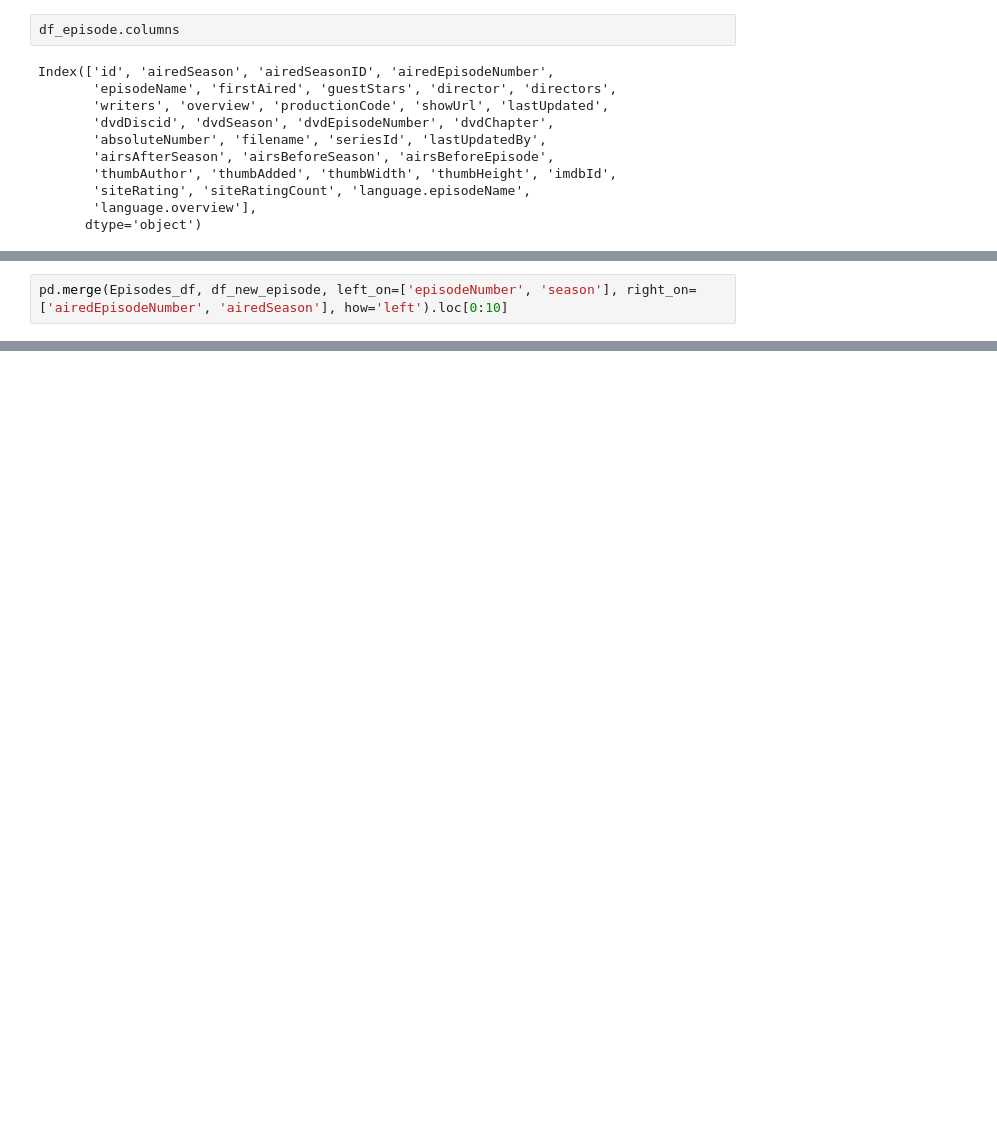
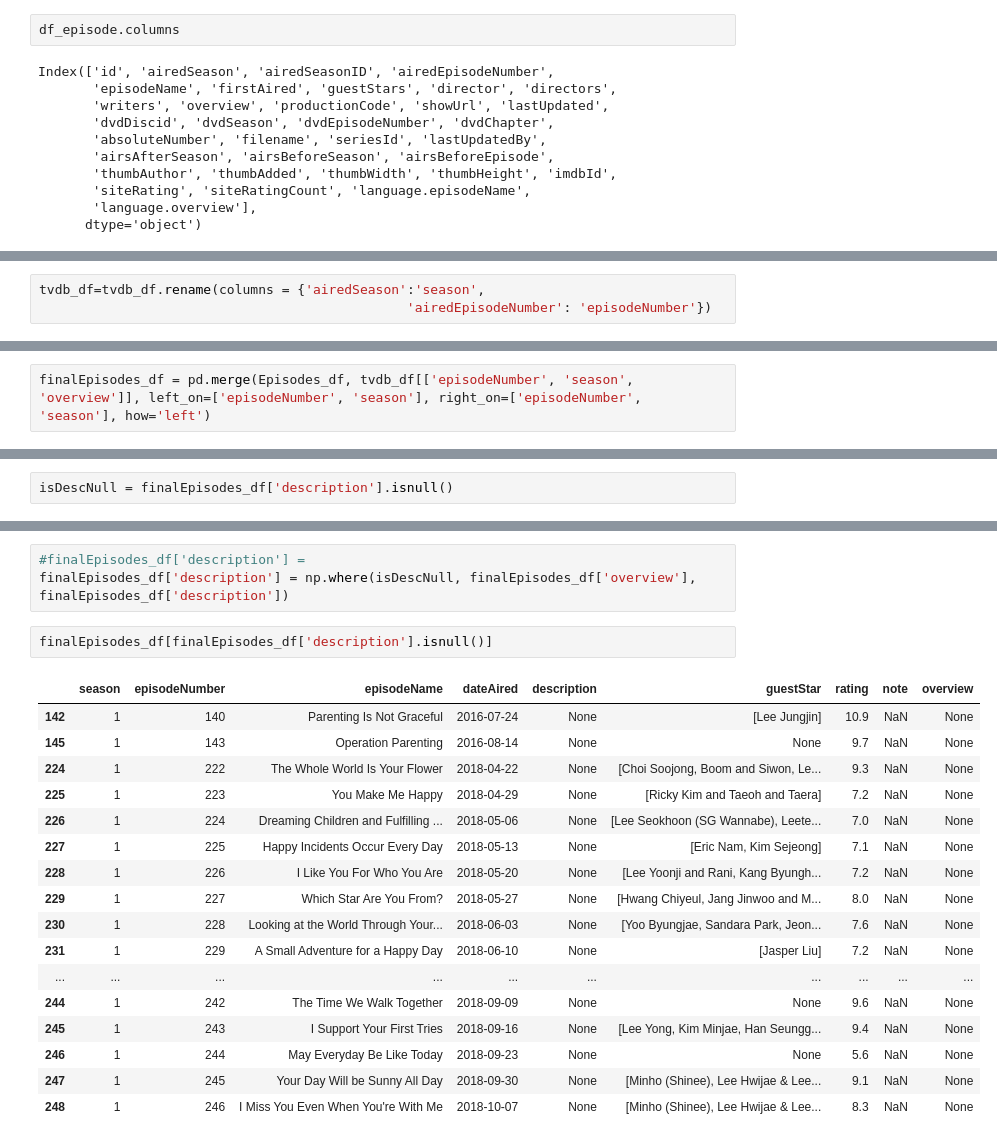
Before and after one commit to richdayandnight/the-return-of-superman, a Jupyter notebook: Scraping The Return of Superman Data.ipynb, the cells around one changed output, grey strips where cells are left out. Cells and saved outputs as stored; diff of their text form; blank space fills up the shorter version.

```diff
--- a/Scraping The Return of Superman Data.ipynb
+++ b/Scraping The Return of Superman Data.ipynb
@@ -828,3 +1072,6 @@ Episodes_df.loc[3:, 'season'] = 1
+# %%
+tvdb_df=tvdb_df.rename(columns = {'airedSeason':'season',
+                                               'airedEpisodeNumber': 'episodeNumber'})
 # %%
 Episodes_df
 # %% [output]
@@ -842,4 +1089,4 @@ Episodes_df
 | 303 | 1 | 301 | TBA | 2019-10-27 | None | None | 14.5 | NaN |
 304 rows × 8 columns
 # %%
-pd.merge(Episodes_df, df_new_episode, left_on=['episodeNumber', 'season'], right_on=['airedEpisodeNumber', 'airedSeason'], how='left').loc[0:10]
+finalEpisodes_df = pd.merge(Episodes_df, tvdb_df[['episodeNumber', 'season', 'overview']], left_on=['episodeNumber', 'season'], right_on=['episodeNumber', 'season'], how='left')
@@ -858,0 +1102,2 @@ pd.merge(Episodes_df, df_new_episode, left_on=['episodeNumber', 'season'], right
+# %%
+isDescNull = finalEpisodes_df['description'].isnull()
@@ -858,0 +1119,23 @@ pd.merge(Episodes_df, df_new_episode, left_on=['episodeNumber', 'season'], right
+# %%
+#finalEpisodes_df['description'] =
+finalEpisodes_df['description'] = np.where(isDescNull, finalEpisodes_df['overview'], finalEpisodes_df['description'])
+# %%
+finalEpisodes_df[finalEpisodes_df['description'].isnull()]
+# %% [output]
+|  | season | episodeNumber | episodeName | dateAired | description | guestStar | rating | note | overview |
+| 142 | 1 | 140 | Parenting Is Not Graceful | 2016-07-24 | None | [Lee Jungjin] | 10.9 | NaN | None |
+| 145 | 1 | 143 | Operation Parenting | 2016-08-14 | None | None | 9.7 | NaN | None |
+| 224 | 1 | 222 | The Whole World Is Your Flower | 2018-04-22 | None | [Choi Soojong, Boom and Siwon, Le... | 9.3 | NaN | None |
+| 225 | 1 | 223 | You Make Me Happy | 2018-04-29 | None | [Ricky Kim and Taeoh and Taera] | 7.2 | NaN | None |
+| 226 | 1 | 224 | Dreaming Children and Fulfilling ... | 2018-05-06 | None | [Lee Seokhoon (SG Wannabe), Leete... | 7.0 | NaN | None |
+| 227 | 1 | 225 | Happy Incidents Occur Every Day | 2018-05-13 | None | [Eric Nam, Kim Sejeong] | 7.1 | NaN | None |
+| 228 | 1 | 226 | I Like You For Who You Are | 2018-05-20 | None | [Lee Yoonji and Rani, Kang Byungh... | 7.2 | NaN | None |
+| 229 | 1 | 227 | Which Star Are You From? | 2018-05-27 | None | [Hwang Chiyeul, Jang Jinwoo and M... | 8.0 | NaN | None |
+| 230 | 1 | 228 | Looking at the World Through Your... | 2018-06-03 | None | [Yoo Byungjae, Sandara Park, Jeon... | 7.6 | NaN | None |
+| 231 | 1 | 229 | A Small Adventure for a Happy Day | 2018-06-10 | None | [Jasper Liu] | 7.2 | NaN | None |
+| ... | ... | ... | ... | ... | ... | ... | ... | ... | ... |
+| 244 | 1 | 242 | The Time We Walk Together | 2018-09-09 | None | None | 9.6 | NaN | None |
+| 245 | 1 | 243 | I Support Your First Tries | 2018-09-16 | None | [Lee Yong, Kim Minjae, Han Seungg... | 9.4 | NaN | None |
+| 246 | 1 | 244 | May Everyday Be Like Today | 2018-09-23 | None | None | 5.6 | NaN | None |
+| 247 | 1 | 245 | Your Day Will be Sunny All Day | 2018-09-30 | None | [Minho (Shinee), Lee Hwijae & Lee... | 9.1 | NaN | None |
+| 248 | 1 | 246 | I Miss You Even When You're With Me | 2018-10-07 | None | [Minho (Shinee), Lee Hwijae & Lee... | 8.3 | NaN | None |
```
Also changed, not shown: parts of 37 cells of this notebook.
